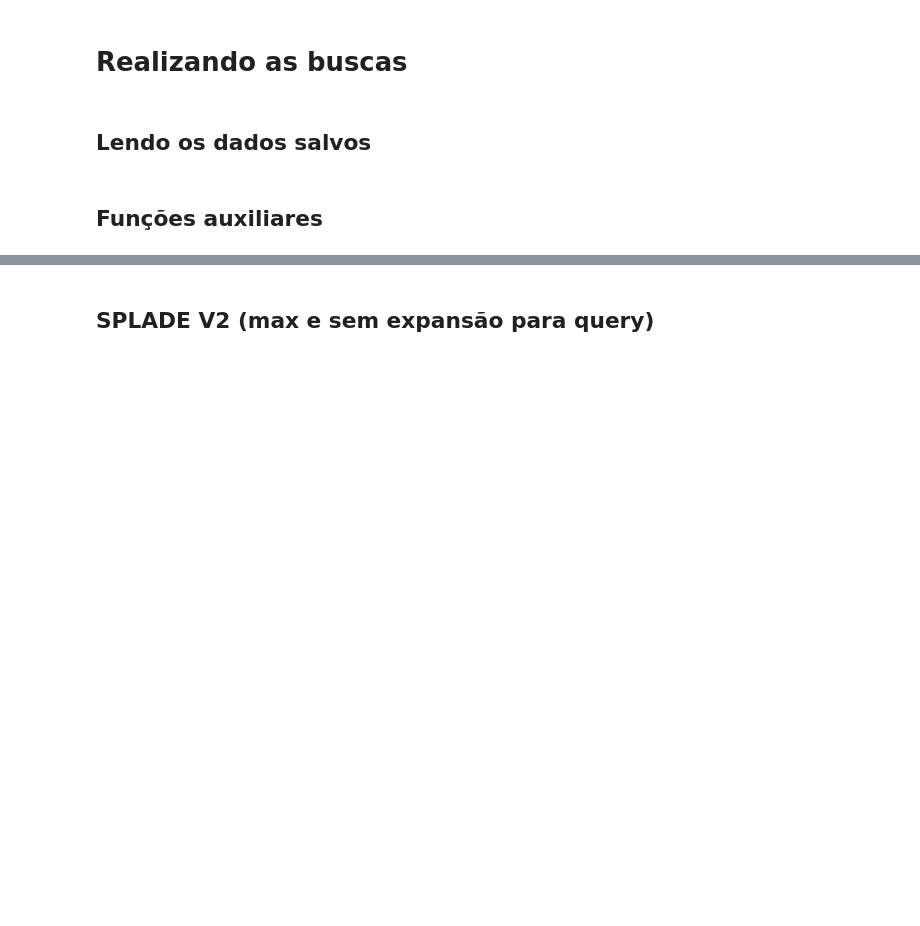
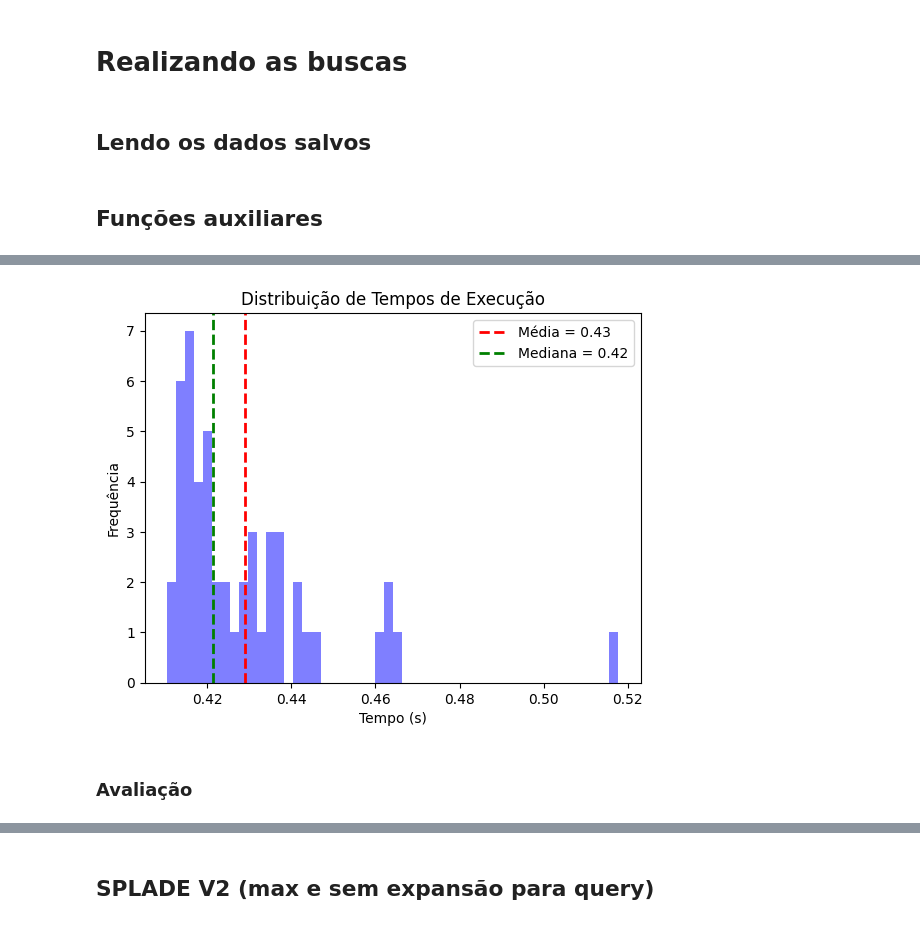
Before and after one commit to marcusborela/deep_learning_em_buscas_unicamp, a Jupyter notebook: code/aula7_retrieve_with_splade.ipynb, the cells around one changed output, grey strips where cells are left out. Cells and saved outputs as stored; diff of their text form; code cells hidden in the pictures; blank space fills up the shorter version.

```diff
--- a/code/aula7_retrieve_with_splade.ipynb
+++ b/code/aula7_retrieve_with_splade.ipynb
@@ -990,5 +1058,4 @@ def retorna_tensor_unitario_em_tokens(parm_tokenizer:BertTokenizer,, texto:str)
 # %%
-EM CONSTRUÇÃO
 def run_all_queries_busca_exaustiva(parm_model:BertForMaskedLM,
                                     parm_tokenizer:BertTokenizer,
                                     parm_dict_queries:{},
@@ -996,18 +1063,19 @@ def run_all_queries_busca_exaustiva(parm_model:BertForMaskedLM,
                                     parm_lista_doc_id_passage:list,
                                     parm_num_max_hits:int=1000,
                                     parm_se_query_expansion:bool=False,
-                                    parm_ind_agg_se_query_expansion:str='max'):
-    # versão baseada na do colega Carísio, com adaptaçõess
+                                    parm_ind_agg_se_query_expansion:str=None):
+    assert parm_ind_agg_se_query_expansion and parm_se_query_expansion or not parm_se_query_expansion, \
+        f"se parm_se_query_expansion {parm_se_query_expansion} for True, deve-se informar parm_ind_agg_se_query_expansion {parm_ind_agg_se_query_expansion}"
     tempos = []
     with open(CAMINHO_RUN, 'w') as runfile:
-        for cnt, (id, value) in enumerate(parm_dict_queries.items()):
+        for cnt, (query_id, value) in enumerate(parm_dict_queries.items()):
             # print(id, value)
             tempo_inicio = time.time()
             if parm_se_query_expansion:
                 query_scores = retorna_subword_importante(parm_model=parm_model,
                                                 parm_tokenizer=parm_tokenizer,
                                                 parm_sentences=[value['question']],
-                                                parm_ind_agg=parm_ind_agg_se_query_expansion).to_dense()
+                                                parm_ind_agg=parm_ind_agg_se_query_expansion).to_dense().squeeze()
             else:
                 query_scores = retorna_tensor_unitario_em_tokens(parm_tokenizer, value['question'])
 
@@ -1035,0 +1106,10 @@ def run_all_queries_busca_exaustiva(parm_model:BertForMaskedLM,
+# %%
+%%time
+tempo_gasto = run_all_queries_busca_exaustiva(parm_model=model,
+                                    parm_tokenizer=tokenizer,
+                                    parm_dict_queries=topics,
+                                    parm_corpus_expanded=corpus_expanded,
+                                    parm_lista_doc_id_passage=lista_doc_id_passage,
+                                    parm_num_max_hits=1000,
+                                    parm_se_query_expansion=True,
+                                    parm_ind_agg_se_query_expansion='max')
@@ -1035,0 +1129,3 @@ def run_all_queries_busca_exaustiva(parm_model:BertForMaskedLM,
+# %%
+df_tempos = pd.DataFrame({'tempo_gasto': tempo_gasto})
+df_tempos['tempo_gasto'].describe()
@@ -1035,0 +1142,19 @@ def run_all_queries_busca_exaustiva(parm_model:BertForMaskedLM,
+# %%
+# Calculando média e mediana
+media = df_tempos['tempo_gasto'].mean()
+mediana = df_tempos['tempo_gasto'].median()
+
+# Plotando gráfico
+fig, ax = plt.subplots()
+ax.hist(df_tempos['tempo_gasto'], bins=50, color='blue', alpha=0.5)
+ax.axvline(media, color='red', linestyle='dashed', linewidth=2, label=f'Média = {media:.2f}')
+ax.axvline(mediana, color='green', linestyle='dashed', linewidth=2, label=f'Mediana = {mediana:.2f}')
+ax.set_xlabel('Tempo (s)')
+ax.set_ylabel('Frequência')
+ax.set_title('Distribuição de Tempos de Execução')
+ax.legend()
+plt.show()
+# %% [output]
+[figure, added]
+# %% [markdown]
+### Avaliação
```
Also changed, not shown: parts of 25 cells of this notebook.
